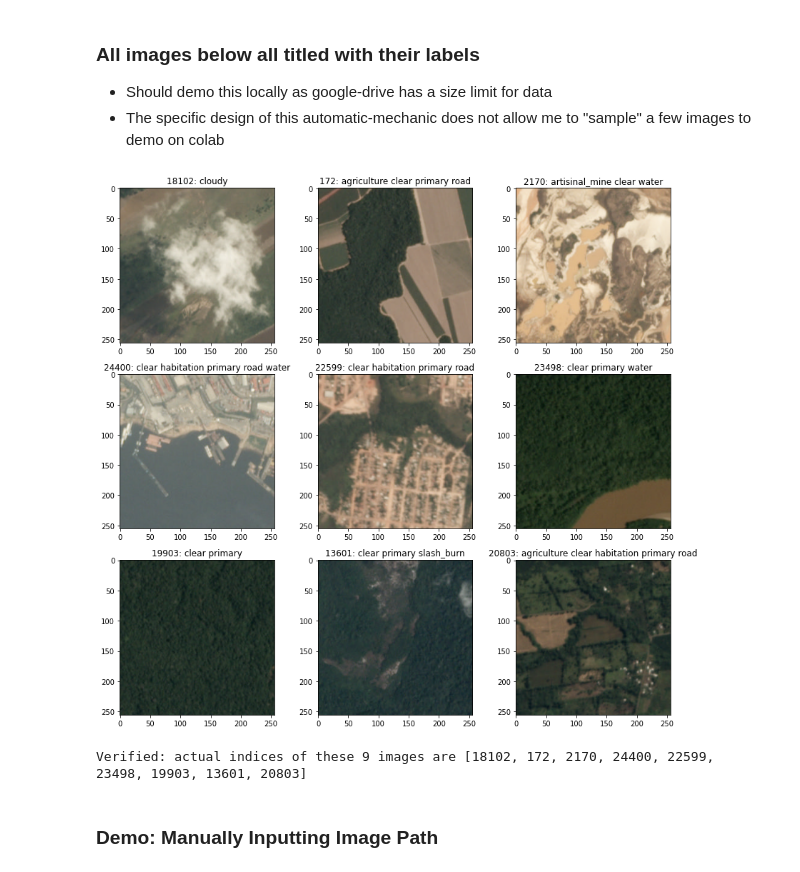
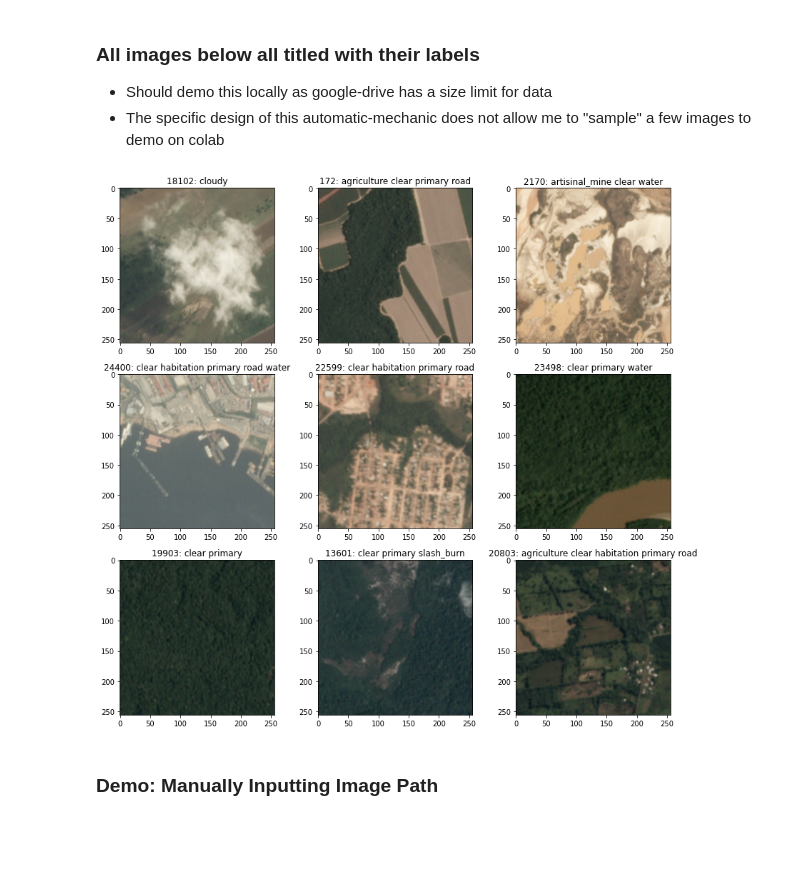
Before and after one commit to ZhiliWang/geospatial-imagery-ndvi, a Jupyter notebook: deep_earth.ipynb, the cells around one changed output. Drawn from its saved outputs; the diff is of its cells as text; code cells hidden in the pictures; blank space fills up the shorter version.

```diff
--- a/deep_earth.ipynb
+++ b/deep_earth.ipynb
@@ -166,35 +170,23 @@ plt.show()
 
 * Should demo this locally as google-drive has a size limit for data
 * The specific design of this automatic-mechanic does not allow me to "sample" a few images to demo on colab
-# %%
-# from glob import glob
-
-imgs_path = sorted(glob('/Users/zhiliwang/Documents/nu_dl/forest/data/train-jpg/*.jpg'))
-selected = [9006, 8002, 13003, 16004, 14001, 15000, 11006, 4005, 12007]
-print("Verified: actual indices of these 9 images are {}".format(imgs_label_indices))
-
-# get image paths for selected pics
-imgs_ls = []
-for i in selected:
-    imgs_ls.append(imgs_path[i])
-
-# get their actual indices for labels
-imgs_label_indices = []
-for z in imgs_ls:
-    dex = (z.split("train_")[1].split('.'))[0]
-    imgs_label_indices.append(int(dex))
-
-plt.figure(figsize=(12,11))
-for j in range(9):
-    plt.subplot(3, 3, j + 1)
-    plt.imshow(plt.imread(imgs_ls[j]))
-    temp = imgs_label_indices[j]
-    plt.title("{}: {}".format(imgs_label_indices[j], map_csv['tags'][temp]))
-    plt.tight_layout()
-plt.show()
-# %% [output]
-[figure, removed]
-Verified: actual indices of these 9 images are [18102, 172, 2170, 24400, 22599, 23498, 19903, 13601, 20803]
+# %%
+select = [18102, 172, 2170, 24400, 22599, 23498, 19903, 13601, 20803]
+imgs_ls = []
+for ind in select:
+    temp_path = '/content/drive/My Drive/dl_final_data/train-jpg/train_{}.jpg'\
+                .format(str(ind))
+    imgs_ls.append(temp_path)
+
+plt.figure(figsize=(12,11))
+for j in range(9):
+    plt.subplot(3, 3, j + 1)
+    plt.imshow(plt.imread(imgs_ls[j]))
+    plt.title("{}: {}".format(select[j], map_csv['tags'][select[j]]))
+    plt.tight_layout()
+plt.show()
+# %% [output]
+[figure, added]
 # %% [markdown]
 <h3>Demo: Manually Inputting Image Path</h3>
 # %%
```
Also changed, not shown: parts of 28 cells of this notebook, 2 other files.
